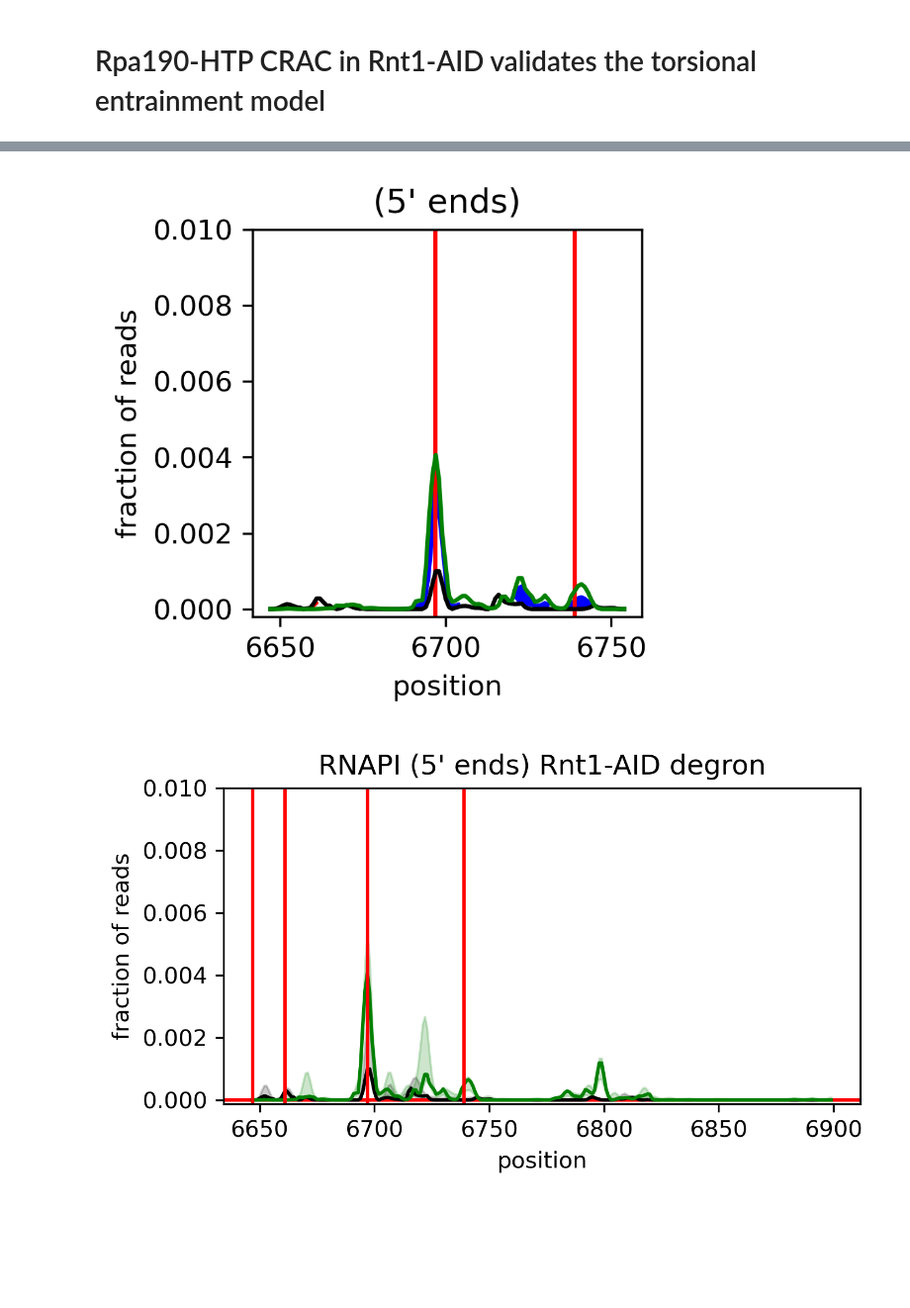
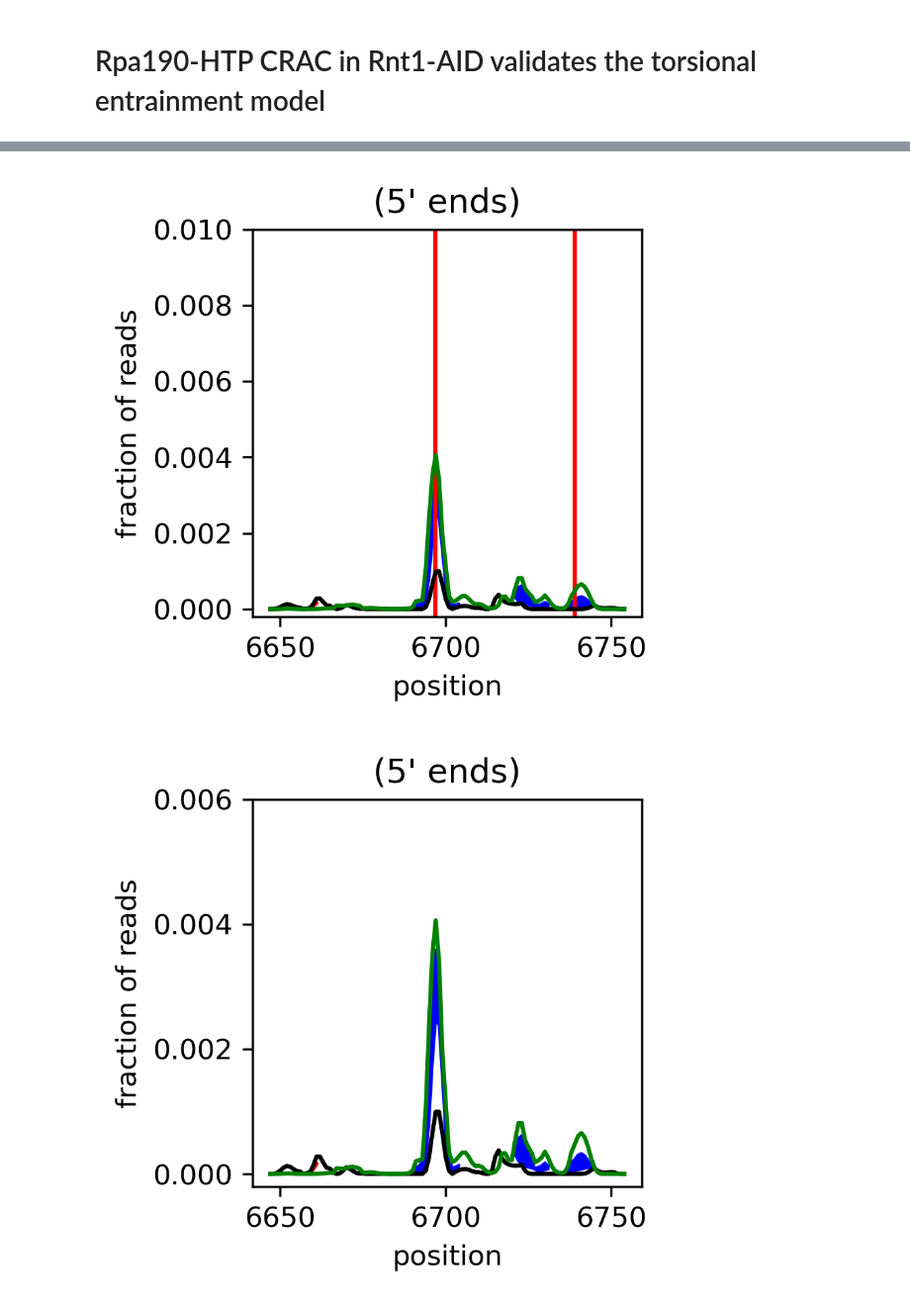
Before and after one commit to tturowski/Pol1_termination_MS, a Jupyter notebook: 05_notebooks/Fig_1_S1_2_S2_wt.ipynb, the cells around one changed output, grey strips where cells are left out. Shown at 99% size. Cells and saved outputs as stored; diff of their text form; code cells hidden in the pictures; blank space fills up the shorter version.

```diff
--- a/05_notebooks/Fig_1_S1_2_S2_wt.ipynb
+++ b/05_notebooks/Fig_1_S1_2_S2_wt.ipynb
@@ -297,6 +305,12 @@ tt.plotting.plot_diff(ref=df23_Rpa190_5end_Rnt1AID_0h, dataset=df24_Rpa190_5end_
                            h_lines=[6697,6739],
                            fname='Fig_2F.png')
 
+tt.plotting.plot_diff(ref=df23_Rpa190_5end_Rnt1AID_0h, dataset=df24_Rpa190_5end_Rnt1AID_4h,figsize=(2.5,2.5),label1="Rnt1-AID -IAA (0h)",label2="Rnt1-AID +IAA (4h)",
+                           title="(5' ends)",
+                           dpi=300,offset=300, ylim=(None,0.006), legend=False,
+                           start=6647+300, stop=6755+300,ranges="qq",plot_ranges=False,
+                           fname='Fig_2F_noLines.png')
+
 tt.plotting.plot_to_compare(ref=df23_Rpa190_5end_Rnt1AID_0h, df=df24_Rpa190_5end_Rnt1AID_4h,figsize=(5,2.5),ref_label="Rnt1-AID -IAA (0h)",label="Rnt1-AID +IAA (4h)",
                            title="RNAPI (5' ends) Rnt1-AID degron",
                            dpi=300,offset=300, ylim=(None,0.01), legend=False,
@@ -323,6 +338,6 @@ See the caveats in the documentation: https://pandas.pydata.org/pandas-docs/stab
 A value is trying to be set on a copy of a slice from a DataFrame
 
 See the caveats in the documentation: https://pandas.pydata.org/pandas-docs/stable/user_guide/indexing.html#returning-a-view-versus-a-copy
   differences_df['ear_max'][differences_df['exp_above_ref'] > 0] = differences_df['exp_min']
 [figure]
-[figure, old version]
+[figure, new version]
```
Also changed, not shown: parts of 6 cells of this notebook, 2 other files.
